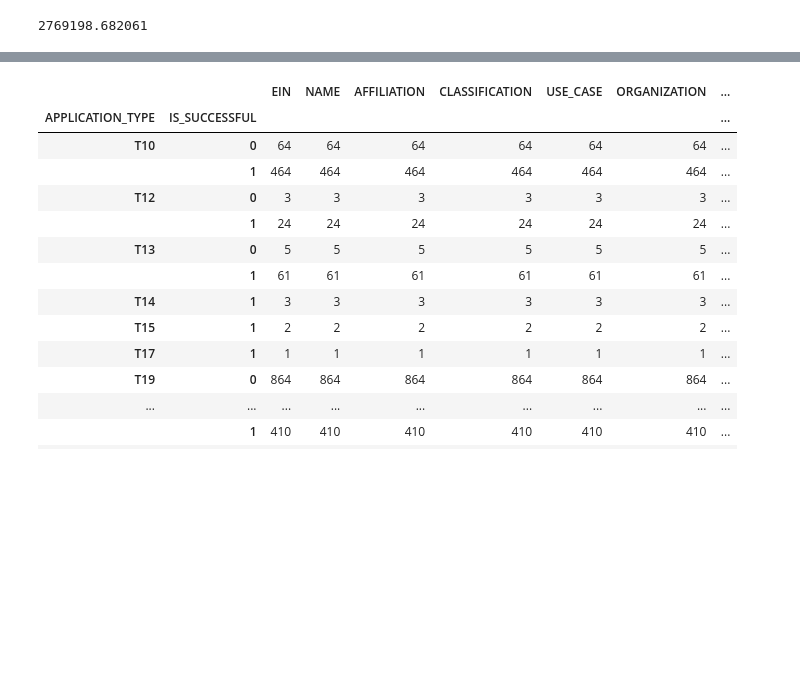
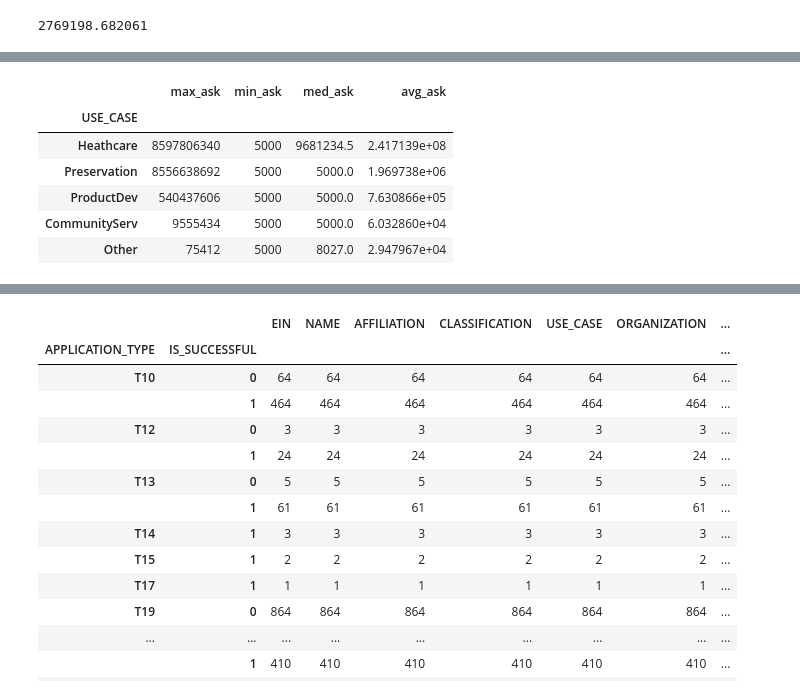
Before and after one commit to juliemcbaker/alphabet_optimization, a Jupyter notebook: AlphabetSoupCharity_Optimization.ipynb, the cells around one changed output, grey strips where cells are left out. Cells and saved outputs as stored; diff of their text form; code cells hidden in the pictures; blank space fills up the shorter version.

```diff
--- a/AlphabetSoupCharity_Optimization.ipynb
+++ b/AlphabetSoupCharity_Optimization.ipynb
@@ -674,0 +739,16 @@ print('{:f}'.format(asking_avg))
+# %%
+use_by_ask = app_df_3.groupby('USE_CASE').agg(
+    max_ask=pd.NamedAgg(column='ASK_AMT', aggfunc=max),
+    min_ask=pd.NamedAgg(column='ASK_AMT', aggfunc=min),
+    med_ask=pd.NamedAgg(column='ASK_AMT', aggfunc='median'),
+    avg_ask=pd.NamedAgg(column='ASK_AMT', aggfunc='mean')
+).sort_values(['max_ask'], ascending=False)
+use_by_ask
+# %% [output]
+|  | max_ask | min_ask | med_ask | avg_ask |
+| USE_CASE |  |  |  |  |
+| Heathcare | 8597806340 | 5000 | 9681234.5 | 2.417139e+08 |
+| Preservation | 8556638692 | 5000 | 5000.0 | 1.969738e+06 |
+| ProductDev | 540437606 | 5000 | 5000.0 | 7.630866e+05 |
+| CommunityServ | 9555434 | 5000 | 5000.0 | 6.032860e+04 |
+| Other | 75412 | 5000 | 8027.0 | 2.947967e+04 |
```
Also changed, not shown: parts of 10 cells of this notebook.
